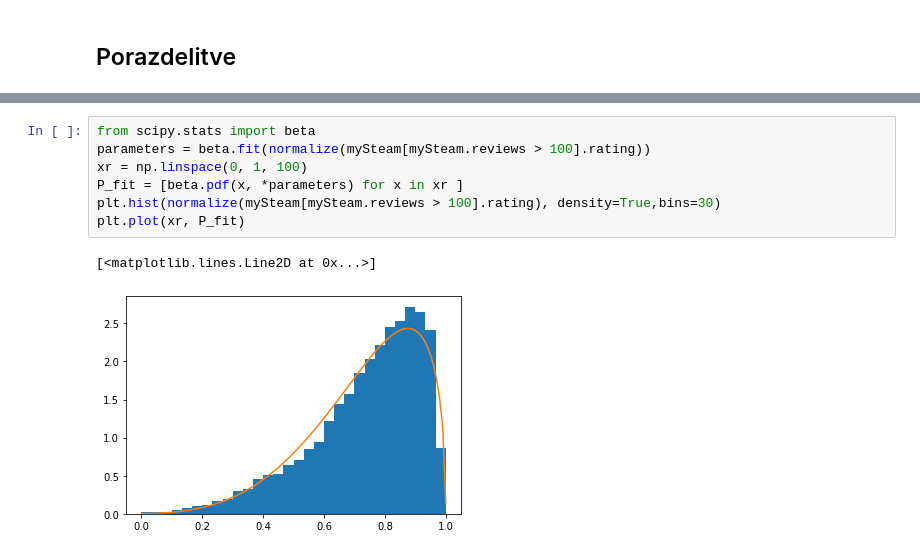
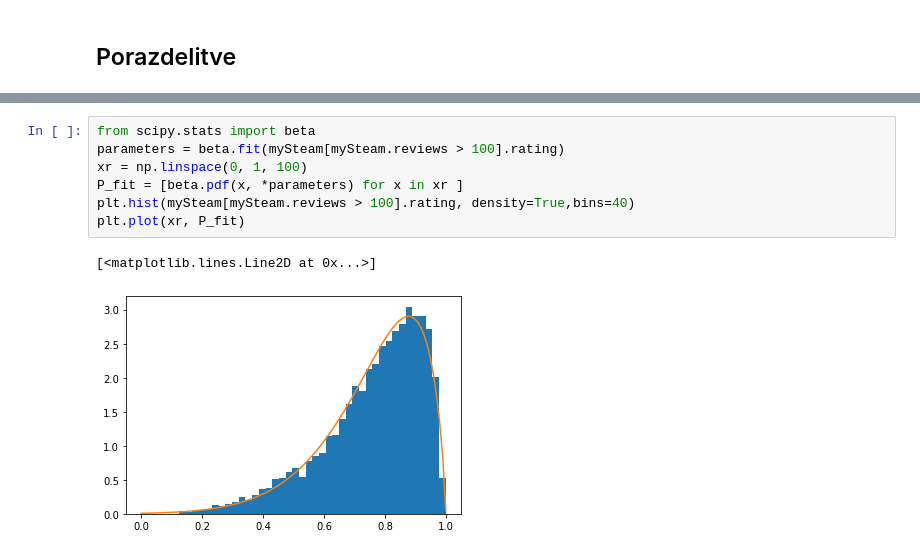
Before and after one commit to matejgrzinic/PR20MGDPMZML, a Jupyter notebook: popovic.ipynb, the cells around one changed output, grey strips where cells are left out. Drawn from its saved outputs; the diff is of its cells as text.

```diff
--- a/popovic.ipynb
+++ b/popovic.ipynb
@@ -344,10 +337,10 @@ def normalize (tab):
 # %%
 from scipy.stats import beta
-parameters = beta.fit(normalize(mySteam[mySteam.reviews > 100].rating))
+parameters = beta.fit(mySteam[mySteam.reviews > 100].rating)
 xr = np.linspace(0, 1, 100)
 P_fit = [beta.pdf(x, *parameters) for x in xr ]
-plt.hist(normalize(mySteam[mySteam.reviews > 100].rating), density=True,bins=30)
+plt.hist(mySteam[mySteam.reviews > 100].rating, density=True,bins=40)
 plt.plot(xr, P_fit)
 # %% [output]
 [<matplotlib.lines.Line2D at 0x...>]
-[figure, old version]
+[figure, new version]
```
Also changed, not shown: parts of 1 cell of this notebook.
